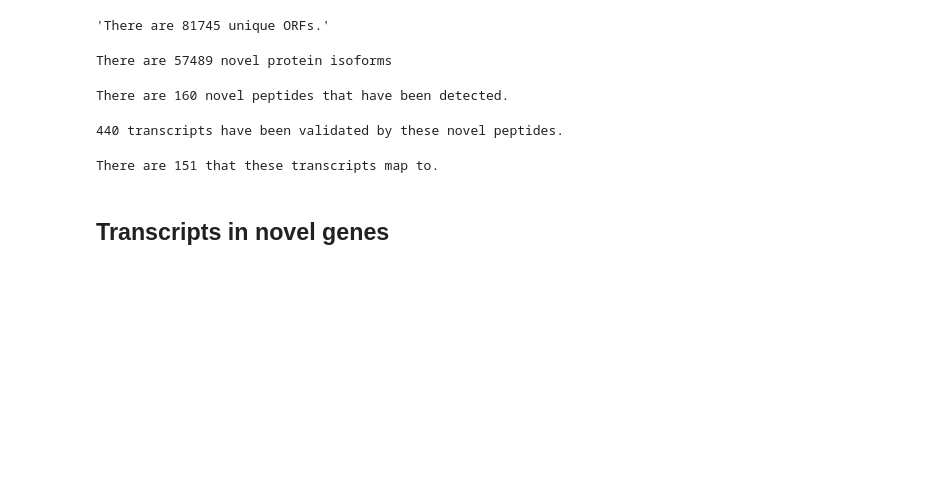
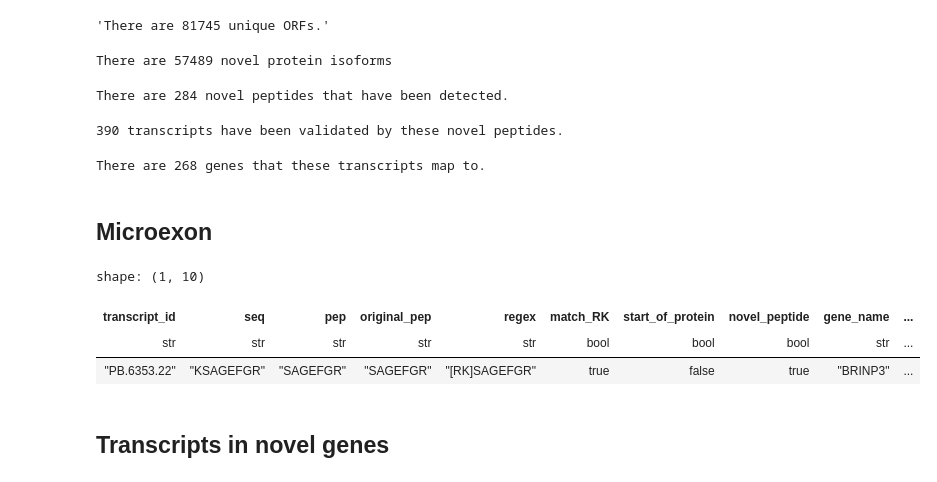
Before and after one commit to nuoxuxu/SFARI, a Jupyter notebook: notebooks/proteome_summary.ipynb, the cells around one changed output. Saved outputs shown, nothing was run; the diff lists cells and outputs as text; code cells hidden in the pictures; blank space fills up the shorter version.

```diff
--- a/notebooks/proteome_summary.ipynb
+++ b/notebooks/proteome_summary.ipynb
@@ -207,48 +153,49 @@ print(f"There are {n_novel_protein_isoform} novel protein isoforms")
 # %% [output]
 There are 57489 novel protein isoforms
 # %%
-n_novel_peptides = annot_peptides_hybrid\
-    .filter(
-        pl.col("detected")=="True",
-        pl.col("novelty")=="novel"
-    )\
-    .unique("transcript_id")\
-    .shape[0]
+novel_peptides_df = pl.read_csv("nextflow_results/orfanage/novel_peptides.csv")
 
-novel_peptides = annot_peptides_hybrid\
-    .filter(
-        pl.col("detected")=="True",
-        pl.col("novelty")=="novel"
-    )\
-    .unique("transcript_id")\
-    ["transcript_id"]
+n_novel_peptides = novel_peptides_df.unique("original_pep").shape[0]
 
 print(f"There are {n_novel_peptides} novel peptides that have been detected.")
 # %% [output]
-There are 160 novel peptides that have been detected.
+There are 284 novel peptides that have been detected.
 # %%
-n_transcripts = peptide_mapping\
-    .filter(
-        pl.col("peptide").is_in(novel_peptides)
-    ).unique("pb").shape[0]
-
-novel_transcripts_validated = peptide_mapping\
-    .filter(
-        pl.col("peptide").is_in(novel_peptides)
-    ).unique("pb")["pb"]
-
+n_transcripts = novel_peptides_df.unique("transcript_id").shape[0]
 print(f"{n_transcripts} transcripts have been validated by these novel peptides.")
 # %% [output]
-440 transcripts have been validated by these novel peptides.
+390 transcripts have been validated by these novel peptides.
 # %%
-n_genes = final_classification\
-    .filter(
-        pl.col("isoform").is_in(novel_transcripts_validated)
-    ).unique("associated_gene").unique("associated_gene").shape[0]
-
+n_genes = novel_peptides_df.unique("gene_name").shape[0]
 print(f"There are {n_genes} genes that these transcripts map to.")
 # %% [output]
-There are 151 that these transcripts map to.
+There are 268 genes that these transcripts map to.
+# %% [markdown]
+## Microexon
+# %%
+PB_MIC_annotated = read_gtf("data/katherine/PB_MIC_annotated.gtf", attributes=["MIC_type", "transcript_id"])
+SFARI_gene = pl.read_csv("data/SFARI-Gene_genes_07-08-2025release_09-09-2025export.csv")
+# %%
+genes_with_novel_MIC = PB_MIC_annotated\
+    .join(
+        final_classification["isoform", "associated_gene"],
+        left_on="transcript_id",
+        right_on="isoform"
+    )\
+    .filter(pl.col("MIC_type")=="novel").unique("associated_gene")["associated_gene"].to_list()
+novel_peptides_df\
+    .filter(pl.col("gene_name").is_in(genes_with_novel_MIC))\
+    .join(
+        SFARI_gene.select(["gene-symbol", "gene-score"]),
+        left_on="gene_name",
+        right_on="gene-symbol",
+        how="inner"
+    )
+# %% [output]
+shape: (1, 10)
+| transcript_id | seq | pep | original_pep | regex | match_RK | start_of_protein | novel_peptide | gene_name | ... |
+| str | str | str | str | str | bool | bool | bool | str | ... |
+| "PB.6353.22" | "KSAGEFGR" | "SAGEFGR" | "SAGEFGR" | "[RK]SAGEFGR" | true | false | true | "BRINP3" | ... |
 # %% [markdown]
 ## Transcripts in novel genes
 # %%
```
Also changed, not shown: parts of 8 cells of this notebook, 6 other files.
